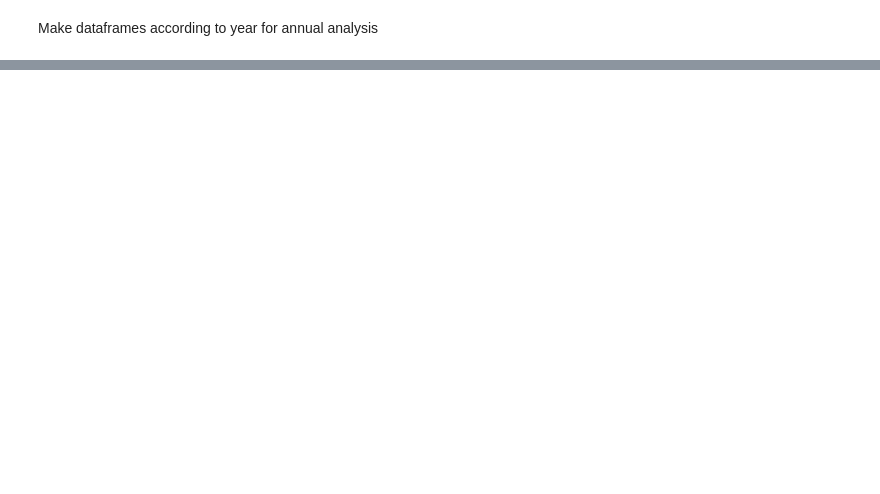
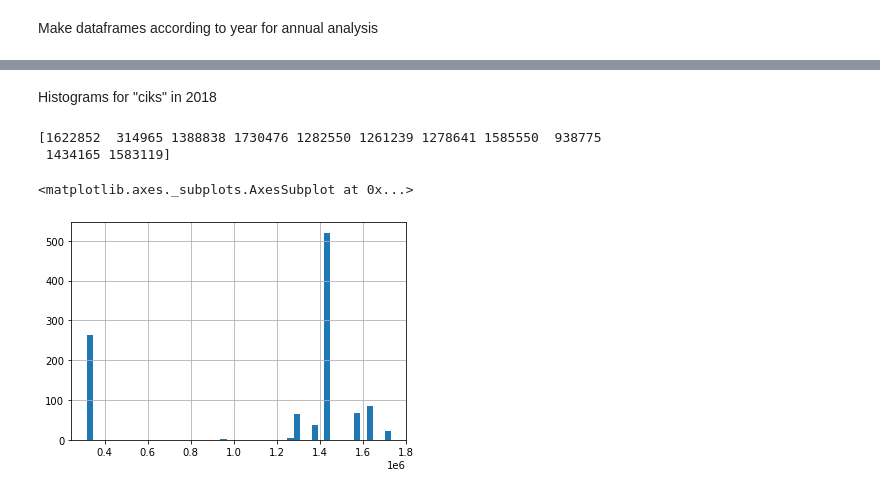
Before and after one commit to lgov/kul_mda_barbados, a Jupyter notebook: exploratory/exploratory_data_analysis.ipynb, the cells around one changed output, grey strips where cells are left out. Cells and saved outputs as stored; diff of their text form; code cells hidden in the pictures; blank space fills up the shorter version.

```diff
--- a/exploratory/exploratory_data_analysis.ipynb
+++ b/exploratory/exploratory_data_analysis.ipynb
@@ -300,0 +311,10 @@ Make dataframes according to year for annual analysis
+# %% [markdown]
+Histograms for "ciks" in 2018
+# %%
+print(df_dict['df3']['cik'].unique())
+df_dict['df3']['cik'].hist(bins=50)
+# %% [output]
+[1622852  314965 1388838 1730476 1282550 1261239 1278641 1585550  938775
+ 1434165 1583119]
+<matplotlib.axes._subplots.AxesSubplot at 0x...>
+[figure, added]
```
Also changed, not shown: parts of 28 cells of this notebook.
